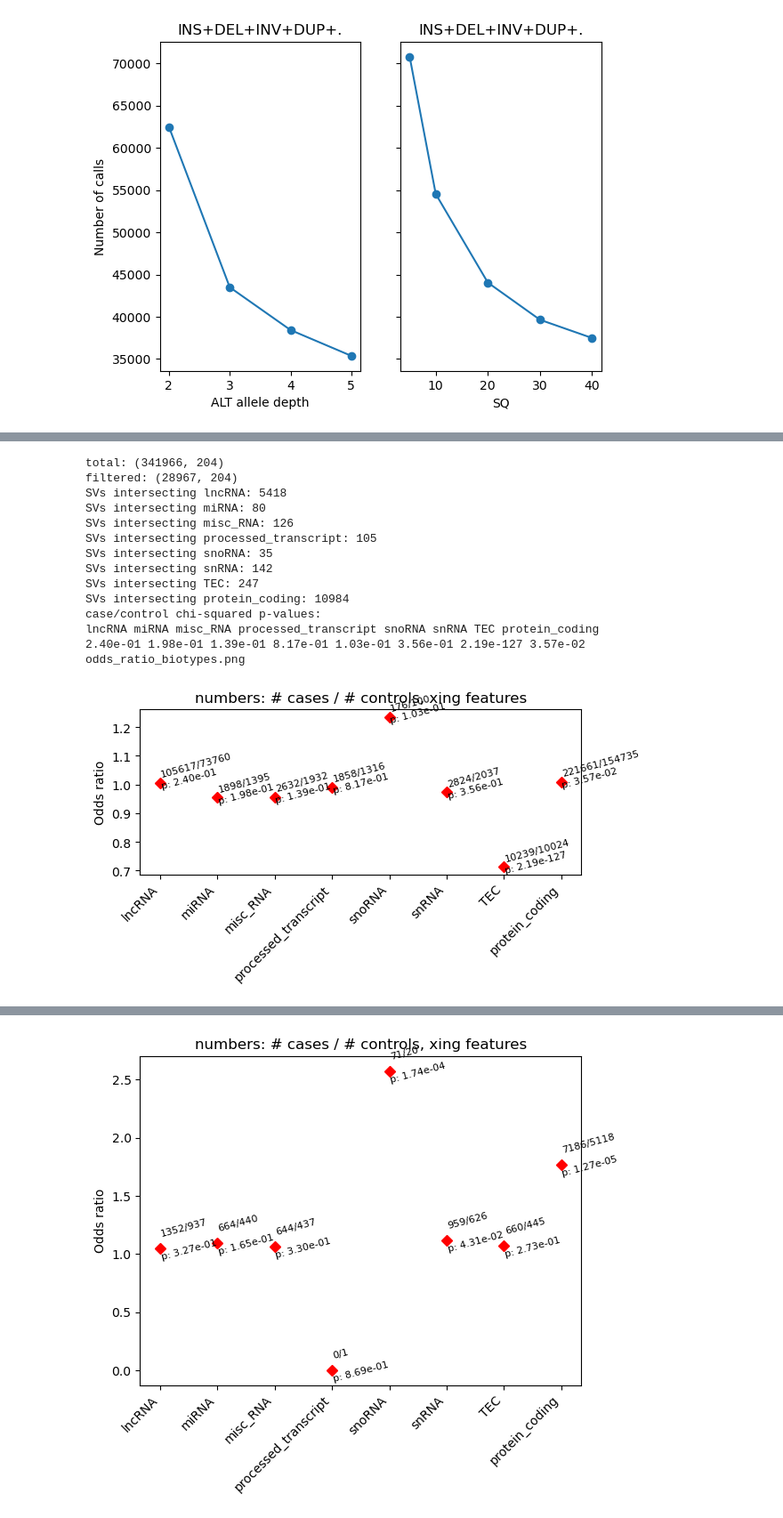
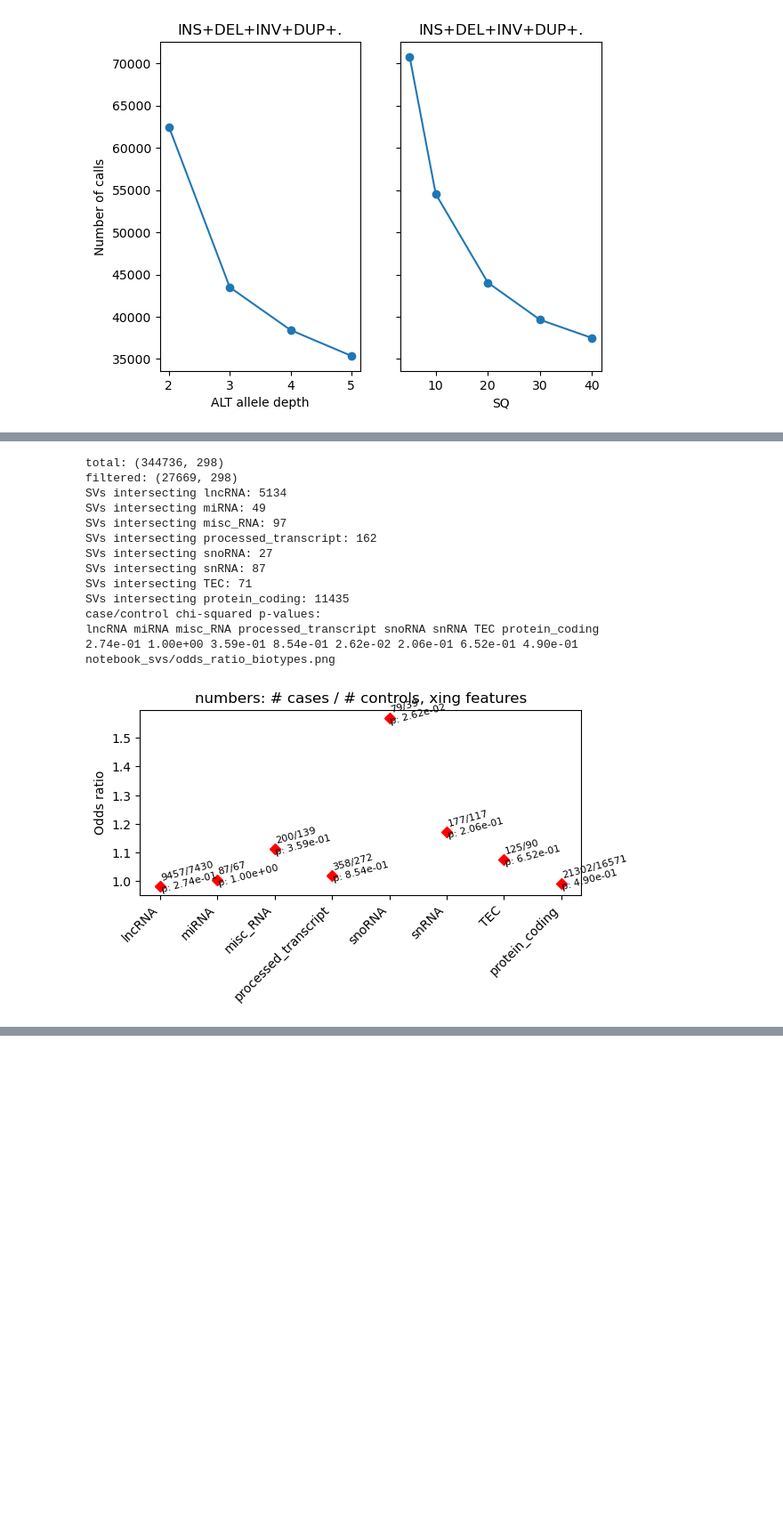
Before and after one commit to mldmort/SV_process, a Jupyter notebook: notebook_svs.ipynb, the cells around one changed output, grey strips where cells are left out. Shown at 89% size. Cells and saved outputs as stored; diff of their text form; code cells hidden in the pictures; blank space fills up the shorter version.

```diff
--- a/notebook_svs.ipynb
+++ b/notebook_svs.ipynb
@@ -922,10 +894,11 @@ brain span genes...
 # %%
-def get_df_flt(df, flt_name, svtypes, ext_col=None, flt_sd_art=True, freq_thr=1):
+def get_df_flt(df, flt_name, svtypes, ext_col=None, flt_sd_art=True, freq_thr=None):
     if not ext_col:
         df_flt = df.loc[((df[f'NUM_{flt_name}'] > 0) | (df['NUM_IL_SAMPLES'] > 0)) & (df.SVTYPE.isin(svtypes))]
     else:
         df_flt = df.loc[((df[f'NUM_{flt_name}'] > 0) | (df['NUM_IL_SAMPLES'] > 0)) & (df.SVTYPE.isin(svtypes)) & (df[ext_col]==1)]
     if flt_sd_art:
         df_flt = df_flt.loc[~((df_flt.SD_ART==1) & (df_flt.PLATFORM=='LR'))]
-    df_flt = df_flt.loc[df_flt[f'freq_{flt_name}']<=freq_thr]
+    if freq_thr != None:
+        df_flt = df_flt.loc[df_flt[f'freq_{flt_name}']<=freq_thr]
     return df_flt
@@ -982,6 +985,7 @@ fts = (biotypes + pc_subsec + consts_1 + consts_2 + consts_subsec_1 + consts_sub
        dev_br_10 + dev_br_20 + dev_br_30 + dev_br_40 + dev_br_50 + lof_dev_br +
        lof_plus_consts + lof_plus_consts2 + lof_plus_consts3 + lof_plus_consts4 + lof_plus_consts5)
 
+#flt_name = 'AD4_SAMPLES'
 flt_name = 'AD3_SAMPLES'
 include_svtypes = ['INS', 'DEL', 'DUP', 'INV', '.']
 
@@ -1006,7 +1010,7 @@ for ft in fts:
     df_main[f'count_{ft}'] = count_col
 
 display(df_main)
-file_out = 'main_df_toR_freq05_LRIL.csv'
+file_out = 'main_df_toR_freq05_LRIL_'+flt_name+'.csv'
 print(f'writing {file_out}')
 df_main.to_csv(file_out, sep=',', header=True, index=False)
 print('+'*40)
@@ -1031,7 +1035,8 @@ writing main_df_toR_freq05_LRIL.csv
 # %%
 ### write calls in interesting categories to export to sheets
 
-flt_name = 'AD3_SAMPLES'
+#flt_name = 'AD3_SAMPLES'
+flt_name = 'AD4_SAMPLES'
 include_svtypes = ['INS', 'DEL', 'DUP', 'INV', '.']
 
 # filter for main svtypes and quality
@@ -1043,17 +1048,17 @@ fts = (biotypes + pc_subsec + consts_1 + consts_2 + consts_subsec_1 + consts_sub
        dev_br_10 + dev_br_20 + dev_br_30 + dev_br_40 + dev_br_50 + lof_dev_br +
        lof_plus_consts + lof_plus_consts2 + lof_plus_consts3 + lof_plus_consts4 + lof_plus_consts5)
 
-flt_name = 'AD2_SAMPLES'
-#flt_name = 'AD3_SAMPLES'
 write_plots = False
 for ft in fts:
     this_df_flt = df_flt.loc[(df_flt[f'X_{ft}']==1)]
-    file_out = f'data_tables/table_{ft}.tsv'
+    file_out = f'data_tables/table_{ft}_{flt_name}.tsv'
     print(file_out)
     this_df_flt.to_csv(file_out, sep='\t', header=True, index=False)
     print(f'this_df_flt shape: {this_df_flt.shape}')
 
     if write_plots:
+        # to show the count of each sample show this column
+        flt_name = 'AD2_SAMPLES'
         samples_cases_list = ['|'.join([y, plat_dict[y]]) for xs, cs in zip(this_df_flt[flt_name].str.split(',').tolist(),
                                                                             this_df_flt[f'case_{flt_name}'].str.split(',').tolist())
                               for y, c in zip(xs, cs) if c=='Yes']
@@ -1172,7 +1177,7 @@ df_flt = get_df_flt(df, flt_name, include_svtypes, flt_sd_art=True, freq_thr=0.0
 print(f'total: {df.shape}')
 print(f'filtered: {df_flt.shape}')
 
-fig_name = dir_fig + 'transfer_enrich.png'
+fig_name = dir_fig + 'transfer_enrich_pli_loeuf_cds.png'
 print(fig_name)
 plot_tran_enrich(df_flt, fts, flt_name, fig_name, AR='auto', dx1=0.03, dx2=0.03)
 # %% [output]
@@ -1784,49 +1615,30 @@ odds_ratio_dev_brain_50.png
 # %%
 # plot enrichment in biotypes
 fts = biotypes
 flt_name = 'AD3_SAMPLES'
-include_svtypes = ['INS', 'DEL', 'DUP', 'INV']
+include_svtypes = ['INS', 'DEL', 'DUP', 'INV', '.']
 
 # filter for main svtypes and quality
-df_flt = get_df_flt(df, flt_name, include_svtypes)
+df_flt = get_df_flt(df, flt_name, include_svtypes, flt_sd_art=True, freq_thr=0.05)
 print(f'total: {df.shape}')
 print(f'filtered: {df_flt.shape}')
 
 ########## plot enrichment in features: fts ###########
-fig_name = 'odds_ratio_biotypes.png'
+fig_name = dir_fig+'odds_ratio_biotypes.png'
 plot_enrich(df_flt, fts, flt_name, fig_name, AR=5, dx1=0.02, dx2=0.02)
-
-# filter for main svtypes and quality and LoF in all svtypes
-df_flt = get_df_flt(df, flt_name, include_svtypes, 'LOF')
-print(f'total: {df.shape}')
-print(f'filtered: {df_flt.shape}')
-
-########## plot enrichment in features: fts ###########
-fig_name = 'odds_ratio_biotypes_LoF_DEL_INS_DUP_INV.png'
-plot_enrich(df_flt, fts, flt_name, fig_name, AR='auto', dx1=0.1, dx2=0.1)
-
-# filter for main svtypes and quality and LoF
-include_svtypes = ['INS', 'DEL']
-df_flt = get_df_flt(df, flt_name, include_svtypes, 'LOF')
-print(f'total: {df.shape}')
-print(f'filtered: {df_flt.shape}')
-
-########## plot enrichment in features: fts ###########
-fig_name = 'odds_ratio_biotypes_LoF_DEL_INS.png'
-plot_enrich(df_flt, fts, flt_name, fig_name, AR='auto', dx1=0.5, dx2=0.5)
 # %% [output]
-total: (341966, 204)
-filtered: (28967, 204)
-SVs intersecting lncRNA: 5418
-SVs intersecting miRNA: 80
-SVs intersecting misc_RNA: 126
-SVs intersecting processed_transcript: 105
-SVs intersecting snoRNA: 35
-SVs intersecting snRNA: 142
-SVs intersecting TEC: 247
-SVs intersecting protein_coding: 10984
+total: (344736, 298)
+filtered: (27669, 298)
+SVs intersecting lncRNA: 5134
+SVs intersecting miRNA: 49
+SVs intersecting misc_RNA: 97
+SVs intersecting processed_transcript: 162
+SVs intersecting snoRNA: 27
+SVs intersecting snRNA: 87
+SVs intersecting TEC: 71
+SVs intersecting protein_coding: 11435
 case/control chi-squared p-values:
 lncRNA miRNA misc_RNA processed_transcript snoRNA snRNA TEC protein_coding
-2.40e-01 1.98e-01 1.39e-01 8.17e-01 1.03e-01 3.56e-01 2.19e-127 3.57e-02
-odds_ratio_biotypes.png
+2.74e-01 1.00e+00 3.59e-01 8.54e-01 2.62e-02 2.06e-01 6.52e-01 4.90e-01
+notebook_svs/odds_ratio_biotypes.png
-[figure, old version]
+[figure, new version]
@@ -1847 +1644,0 @@ odds_ratio_biotypes_LoF_DEL_INS_DUP_INV.png
-[figure, removed]
```
Also changed, not shown: parts of 33 cells of this notebook, 2 other files.
